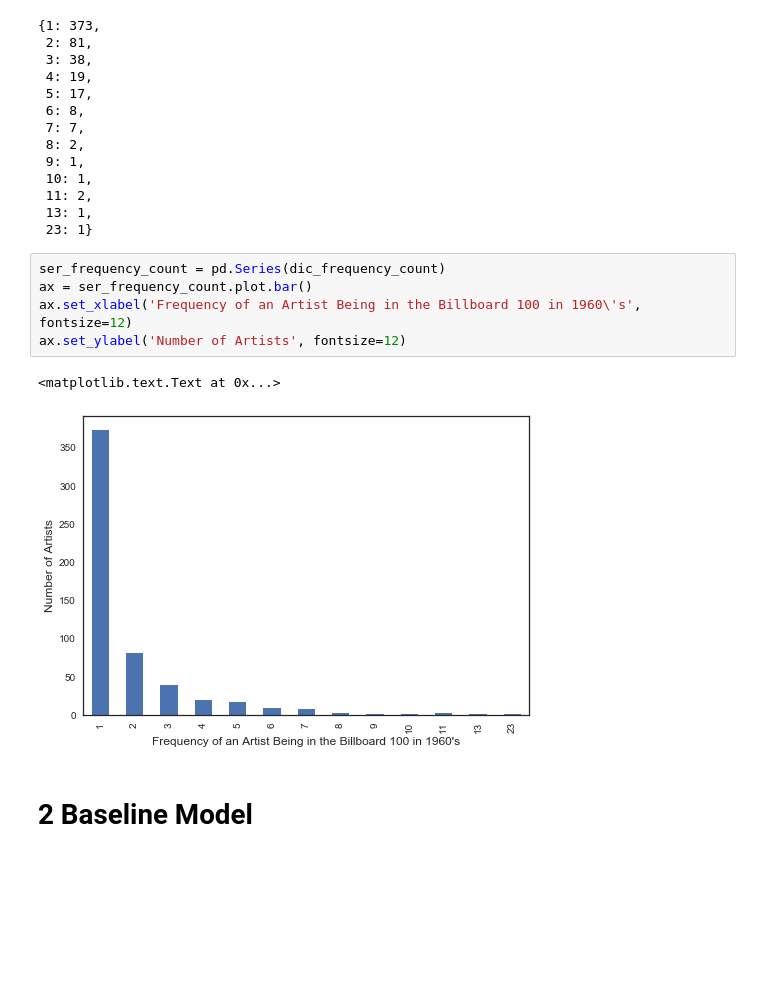
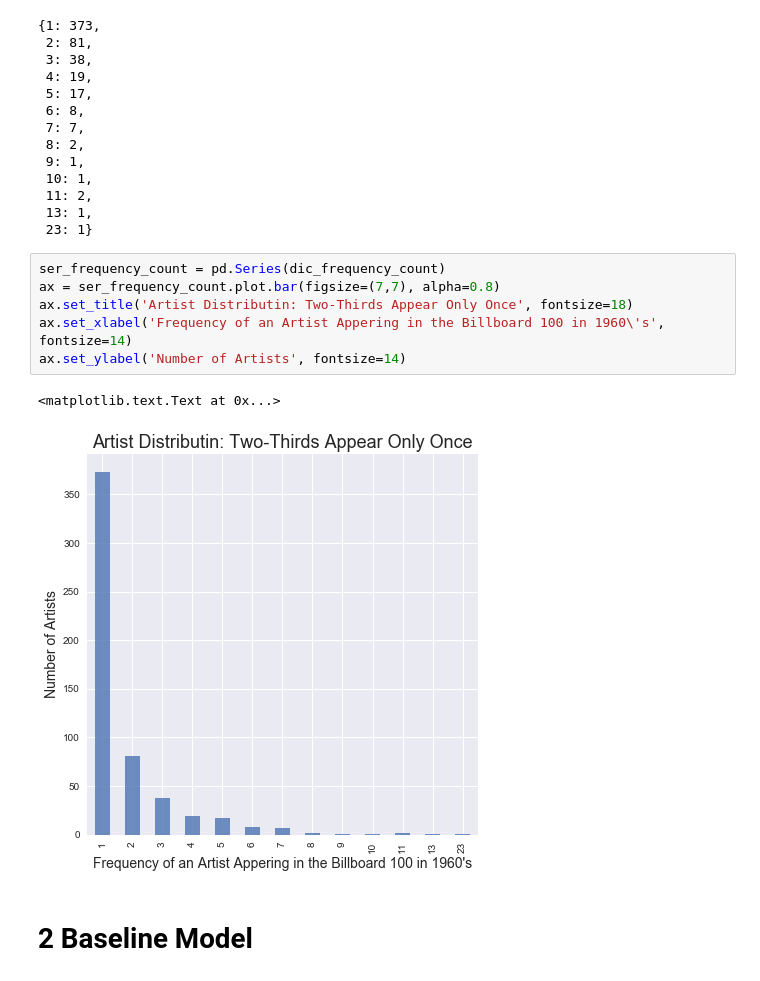
Before and after one commit to caitaozhan/CSE519-Homework-Project, a Jupyter notebook: TheProject/src/music-Caitao.ipynb, the cells around one changed output. Drawn from its saved outputs; the diff is of its cells as text; blank space fills up the shorter version.

Commit message:
Add some figures.

```diff
--- a/TheProject/src/music-Caitao.ipynb
+++ b/TheProject/src/music-Caitao.ipynb
@@ -170,12 +170,13 @@ dic_frequency_count
  23: 1}
 # %%
 ser_frequency_count = pd.Series(dic_frequency_count)
-ax = ser_frequency_count.plot.bar()
-ax.set_xlabel('Frequency of an Artist Being in the Billboard 100 in 1960\'s', fontsize=12)
-ax.set_ylabel('Number of Artists', fontsize=12)
+ax = ser_frequency_count.plot.bar(figsize=(7,7), alpha=0.8)
+ax.set_title('Artist Distributin: Two-Thirds Appear Only Once', fontsize=18)
+ax.set_xlabel('Frequency of an Artist Appering in the Billboard 100 in 1960\'s', fontsize=14)
+ax.set_ylabel('Number of Artists', fontsize=14)
 # %% [output]
 <matplotlib.text.Text at 0x...>
-[figure, old version]
+[figure, new version]
 # %% [markdown]
 # 2 Baseline Model
 # %% [markdown]
```
Also changed, not shown: 3 other files.
